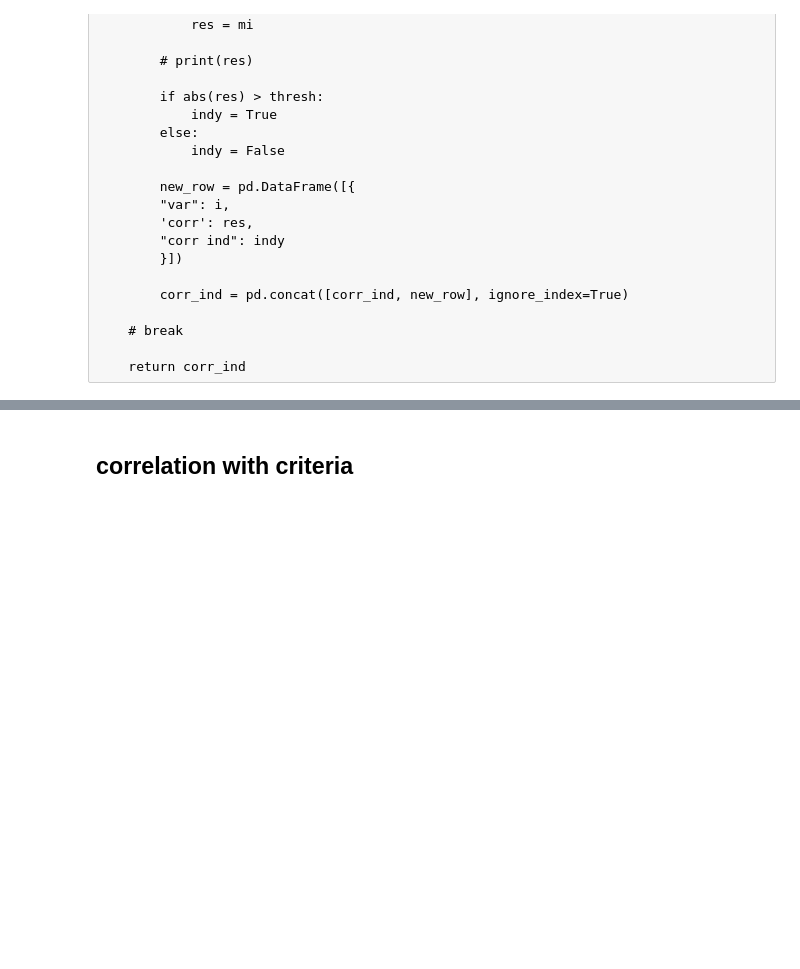
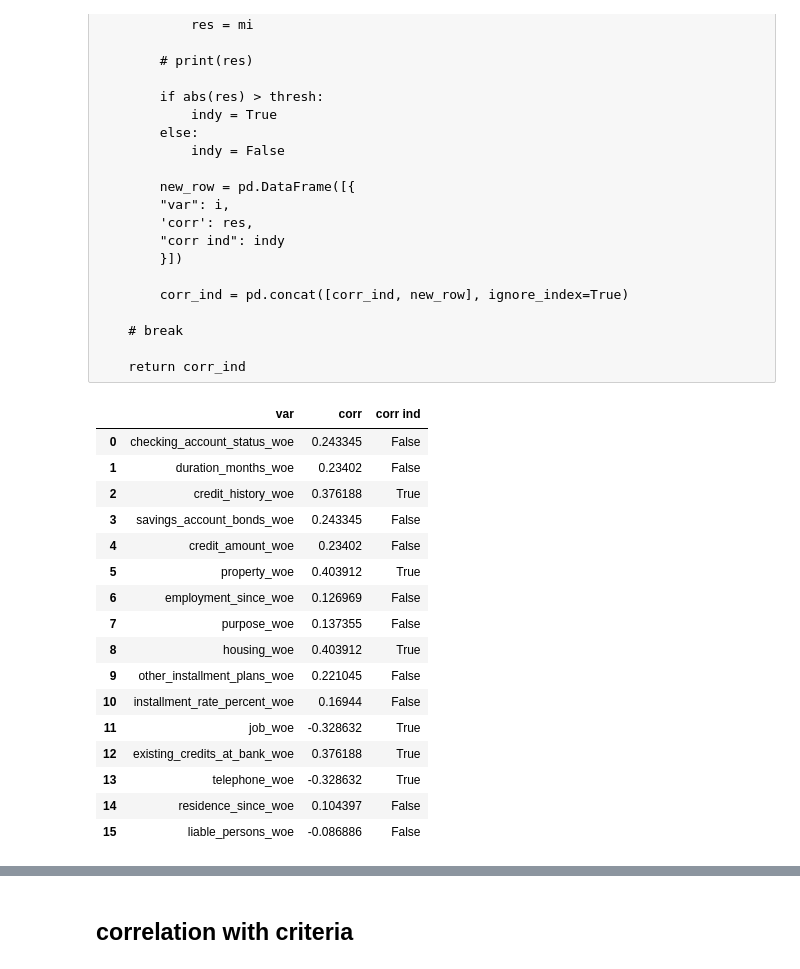
Before and after one commit to MonoJello/credit-risk, a Jupyter notebook: code/01 descriptive.ipynb, the cells around one changed output, grey strips where cells are left out. Drawn from its saved outputs; the diff is of its cells as text; code cells hidden in the pictures; blank space fills up the shorter version.

```diff
--- a/code/01 descriptive.ipynb
+++ b/code/01 descriptive.ipynb
@@ -575,7 +806,27 @@ def corr_crit(corr_tmp, thresh):
 
     return corr_ind
 # %%
-tmp = uti.corr_crit(correlation_matrix,.3)
+tmp = uti.corr_crit(corr_ranked,.3)
+# %%
+tmp
+# %% [output]
+|  | var | corr | corr ind |
+| 0 | checking_account_status_woe | 0.243345 | False |
+| 1 | duration_months_woe | 0.23402 | False |
+| 2 | credit_history_woe | 0.376188 | True |
+| 3 | savings_account_bonds_woe | 0.243345 | False |
+| 4 | credit_amount_woe | 0.23402 | False |
+| 5 | property_woe | 0.403912 | True |
+| 6 | employment_since_woe | 0.126969 | False |
+| 7 | purpose_woe | 0.137355 | False |
+| 8 | housing_woe | 0.403912 | True |
+| 9 | other_installment_plans_woe | 0.221045 | False |
+| 10 | installment_rate_percent_woe | 0.16944 | False |
+| 11 | job_woe | -0.328632 | True |
+| 12 | existing_credits_at_bank_woe | 0.376188 | True |
+| 13 | telephone_woe | -0.328632 | True |
+| 14 | residence_since_woe | 0.104397 | False |
+| 15 | liable_persons_woe | -0.086886 | False |
 # %%
 walds = pd.merge(walds, tmp, on="var", how="left")
 # %%
```
Also changed, not shown: parts of 34 cells of this notebook.
